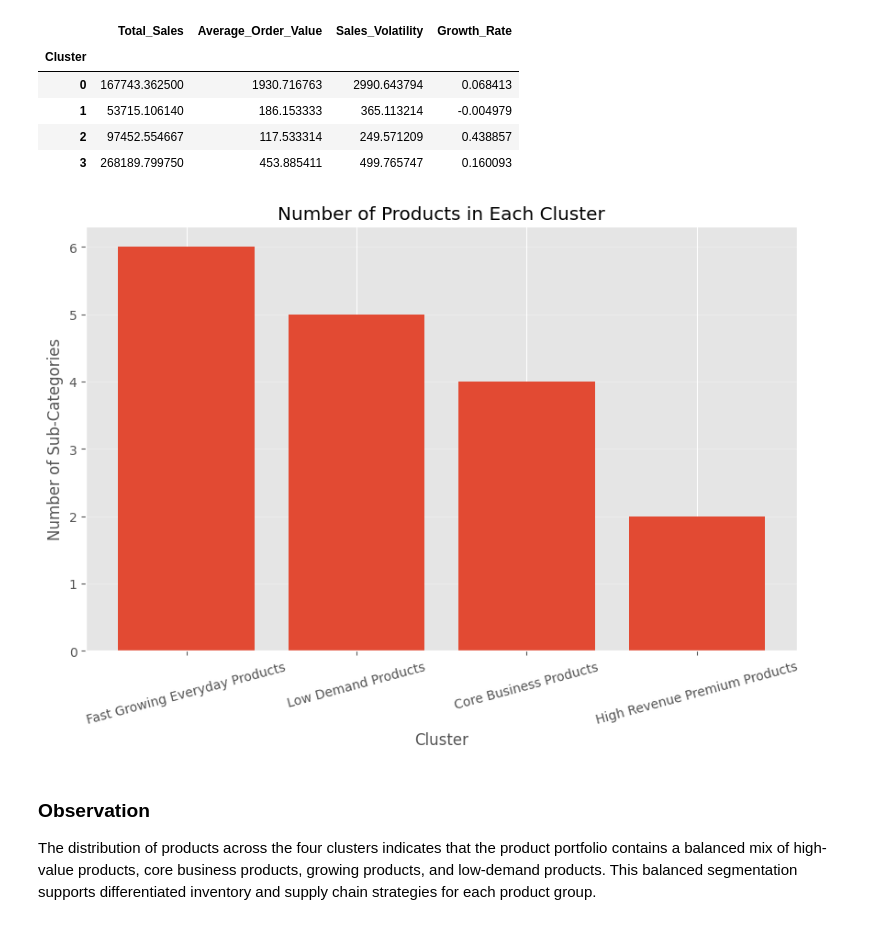
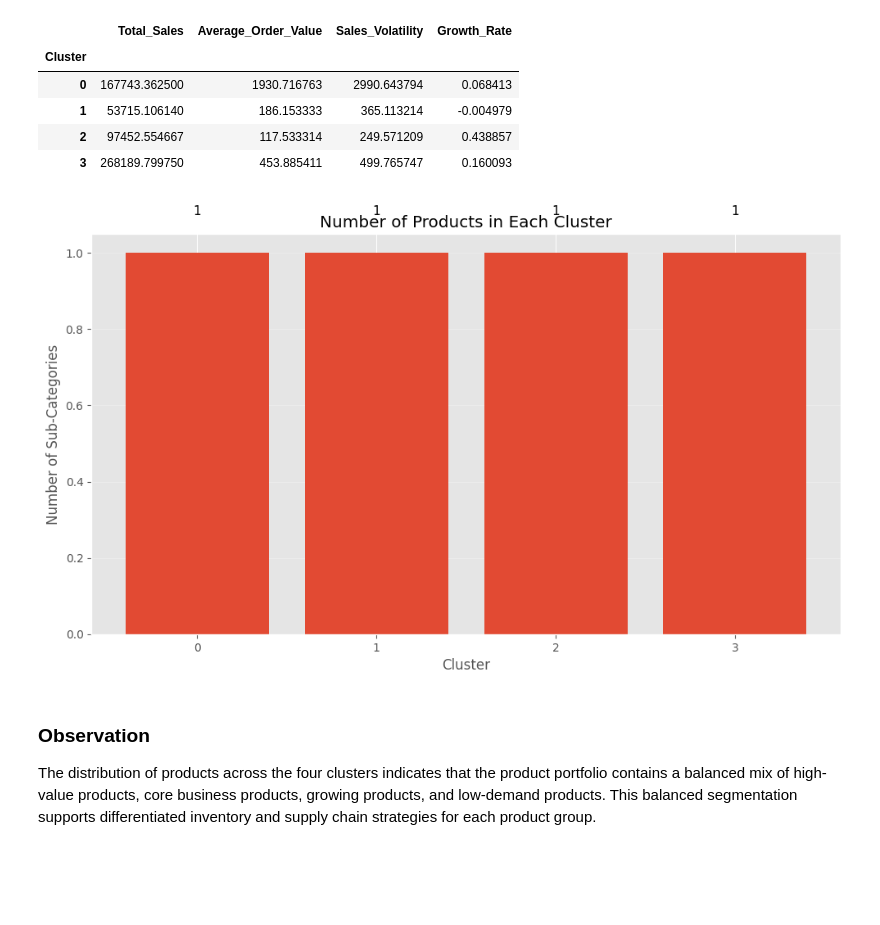
Before and after one commit to krishna-2-005/SalesForecasting_KuchuruSaiKrishnaReddy, a Jupyter notebook: Final_Project_Submission_XYLOFY_AI.ipynb, the cells around one changed output. Saved outputs shown, nothing was run; the diff lists cells and outputs as text; code cells hidden in the pictures; blank space fills up the shorter version.

```diff
--- a/Final_Project_Submission_XYLOFY_AI.ipynb
+++ b/Final_Project_Submission_XYLOFY_AI.ipynb
@@ -2359,26 +2359,29 @@ cluster_summary
 # %%
 plt.figure(figsize=(10,6))
 
-cluster_sizes = cluster_products["Cluster Name"].value_counts()
+cluster_sizes = cluster_summary.index.value_counts()
 
 plt.bar(
-    cluster_sizes.index,
+    cluster_sizes.index.astype(str),
     cluster_sizes.values
 )
+
+for i, value in enumerate(cluster_sizes.values):
+    plt.text(i, value + 0.1, str(value), ha="center", fontsize=11)
 
 plt.title("Number of Products in Each Cluster")
 
 plt.xlabel("Cluster")
 
 plt.ylabel("Number of Sub-Categories")
 
-plt.xticks(rotation=15)
-
 plt.grid(axis="y", alpha=0.3)
 
+plt.tight_layout()
+
 plt.show()
 # %% [output]
-[figure, old version]
+[figure, new version]
 # %% [markdown]
 ### Observation
 
```
Also changed, not shown: parts of 1 cell of this notebook, 20 other files.
